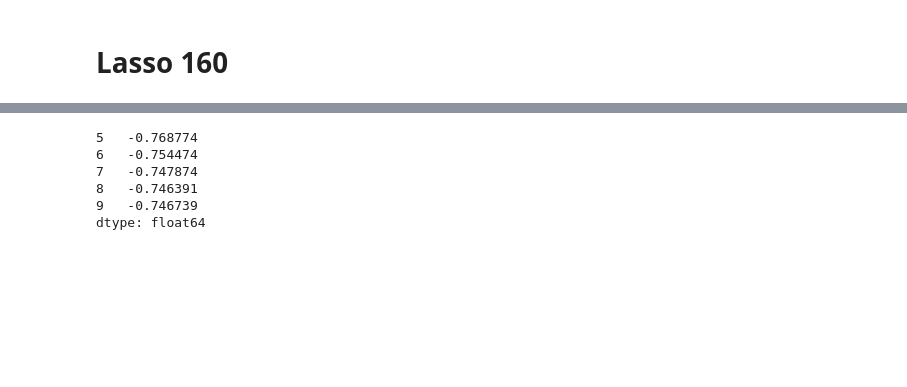
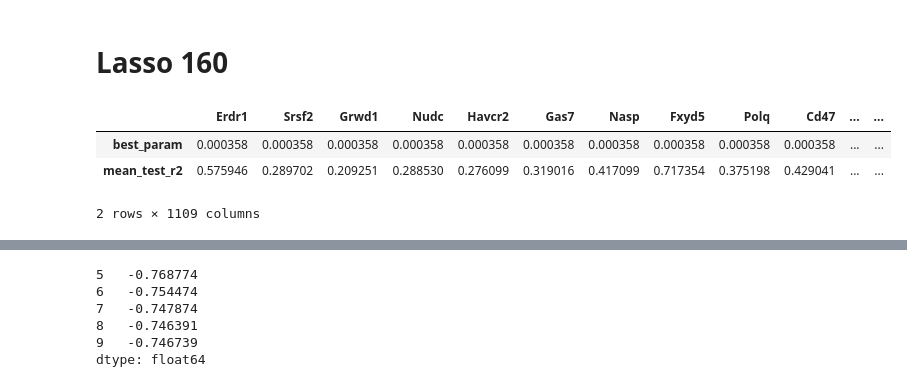
Before and after one commit to antschum/thesis, a Jupyter notebook: Plots.ipynb, the cells around one changed output, grey strips where cells are left out. Drawn from its saved outputs; the diff is of its cells as text; code cells hidden in the pictures; blank space fills up the shorter version.

```diff
--- a/Plots.ipynb
+++ b/Plots.ipynb
@@ -179,3 +179,5 @@ full = ldf_160
 name = 'Lasso'
 parameter = 'params'
 model = Lasso()
+# %%
+a = best_ldf_160[0:2]
@@ -181,0 +186,7 @@ model = Lasso()
+# %%
+a.abs().sort_values('best_param', axis=1)
+# %% [output]
+|  | Erdr1 | Srsf2 | Grwd1 | Nudc | Havcr2 | Gas7 | Nasp | Fxyd5 | Polq | Cd47 | ... | ... |
+| best_param | 0.000358 | 0.000358 | 0.000358 | 0.000358 | 0.000358 | 0.000358 | 0.000358 | 0.000358 | 0.000358 | 0.000358 | ... | ... |
+| mean_test_r2 | 0.575946 | 0.289702 | 0.209251 | 0.288530 | 0.276099 | 0.319016 | 0.417099 | 0.717354 | 0.375198 | 0.429041 | ... | ... |
+2 rows × 1109 columns
```
Also changed, not shown: parts of 3 cells of this notebook, 3 other files.
